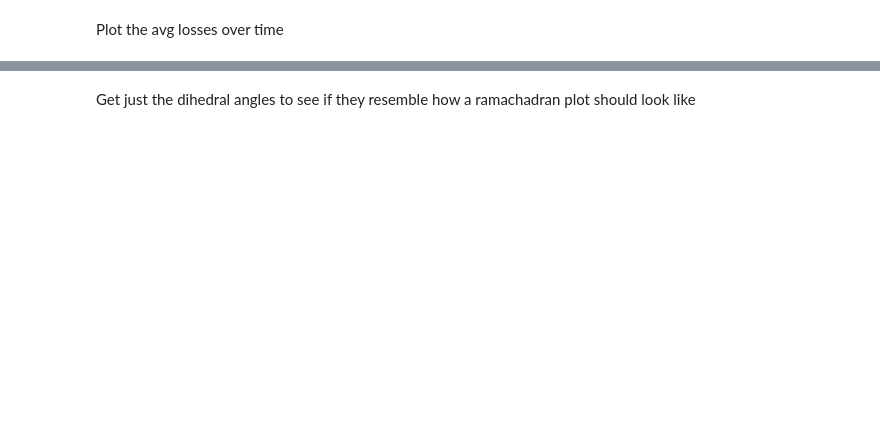
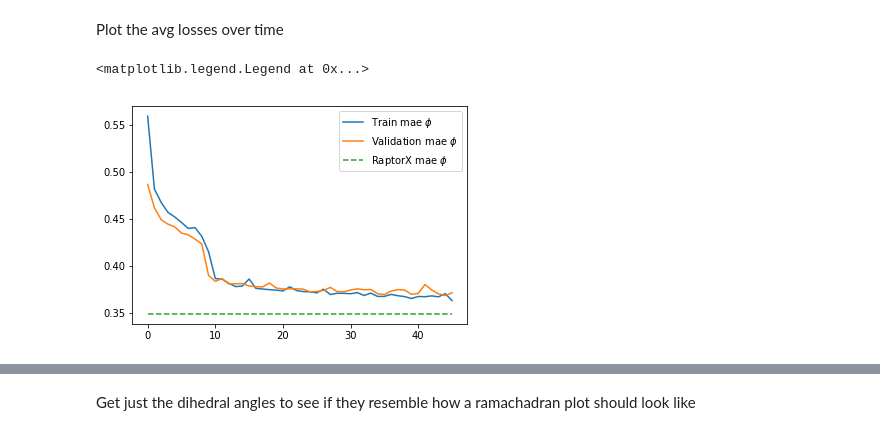
Before and after one commit to m3h0w/protein-dihedral-angles-prediction, a Jupyter notebook: Full pipeline - tensor data.ipynb, the cells around one changed output, grey strips where cells are left out. Drawn from its saved outputs; the diff is of its cells as text; code cells hidden in the pictures; blank space fills up the shorter version.

Commit message:
Saving the model, visualizing training, visualizing ramachandran for single protein

```diff
--- a/Full pipeline - tensor data.ipynb
+++ b/Full pipeline - tensor data.ipynb
@@ -18,7 +19,7 @@ import txt_data_utils.data_transformer as dt
 data_path = "/home/mikey/Data/ProteinNet/"
 validation_casps = ['casp11']
 training_casps = ['casp11']
-training_percentages = [30, 50, 70]
+training_percentages = [30, 50, 70, 90, 95, 100]
 max_len = None # max len of the protein taken into account
 
 num_epochs = 500
@@ -29,9 +30,9 @@ capacity=1000
 include_evo = True
 
 model_type = 'cnn_big'
-dropout_rate = 0.1
+dropout_rate = 0.2
 
-mode_a = 'regression' # regression or alphabet
+mode_a = 'alphabet' # regression or alphabet
 mode_b = 'vectors' # angles or vectors
 
 prediction_mode = mode_a + '_' + mode_b
@@ -40,20 +41,22 @@ n_clusters = 50 # only needed when prediction mode == alphabet
 angularization_mode = None
 regularize_vectors = None
 if prediction_mode == 'regression_angles':
-    angularization_mode = 'cos'
+    angularization_mode = 'cos' # 'cos' or 'tanh', only matters in the regression_angles mode
 
 if prediction_mode == 'regression_vectors':
-    regularize_vectors = True # True or False, only works in the regression_vectors mode
+    regularize_vectors = True # True or False, only matters in the regression_vectors mode
 
 loss_mode = 'mae'
 n_angles = 2
 # %%
 tf.reset_default_graph()
+
+data_mode = 'testing' # validation or testing
 
 data_handler = DataHandler(data_path=data_path,
                            casps=validation_casps,
                            num_epochs=1,
-                           mode='validation')
+                           mode='testing')
 
 ids, one_hot_primary, evolutionary, _, tertiary, ter_mask, pri_length, keep =\
     data_handler.generate_batches(batch_size = 1,
@@ -157,6 +160,8 @@ true_dihedrals_masked, true_vectors_masked = model.mask_other([true_dihedrals, t
 loss, loss_vec = model.calculate_loss(true_dihedrals_masked, rad_pred_masked,
                                       true_vectors_masked, vec_pred_masked)
 
+mae_vec = Helpers.loss360(true_dihedrals_masked, rad_pred_masked)
+
 pcc = Helpers.pearson_tf(rad_pred_masked, true_dihedrals_masked)
 
 # learning rate placeholder for adaptive learning rate
@@ -273,2 +292,6 @@ Validation PCC: [0.6608613, 0.6941764]
+# %%
+train_maes = np.array(train_maes)
+val_maes = np.array(val_maes)
+pccs = np.array(pccs)
 # %% [markdown]
 Plot the avg losses over time
@@ -276,0 +298,8 @@ plt.plot(avg_losses)
+# %%
+plt.plot(train_maes[:,0], label='Train mae $\phi$')
+plt.plot(val_maes[:,0], label='Validation mae $\phi$')
+plt.plot(np.ones_like(val_maes[:,0]) * np.deg2rad(20), '--', label='RaptorX mae $\phi$')
+plt.legend()
+# %% [output]
+<matplotlib.legend.Legend at 0x...>
+[figure, added]
```
Also changed, not shown: parts of 13 cells of this notebook, 2 other files.
